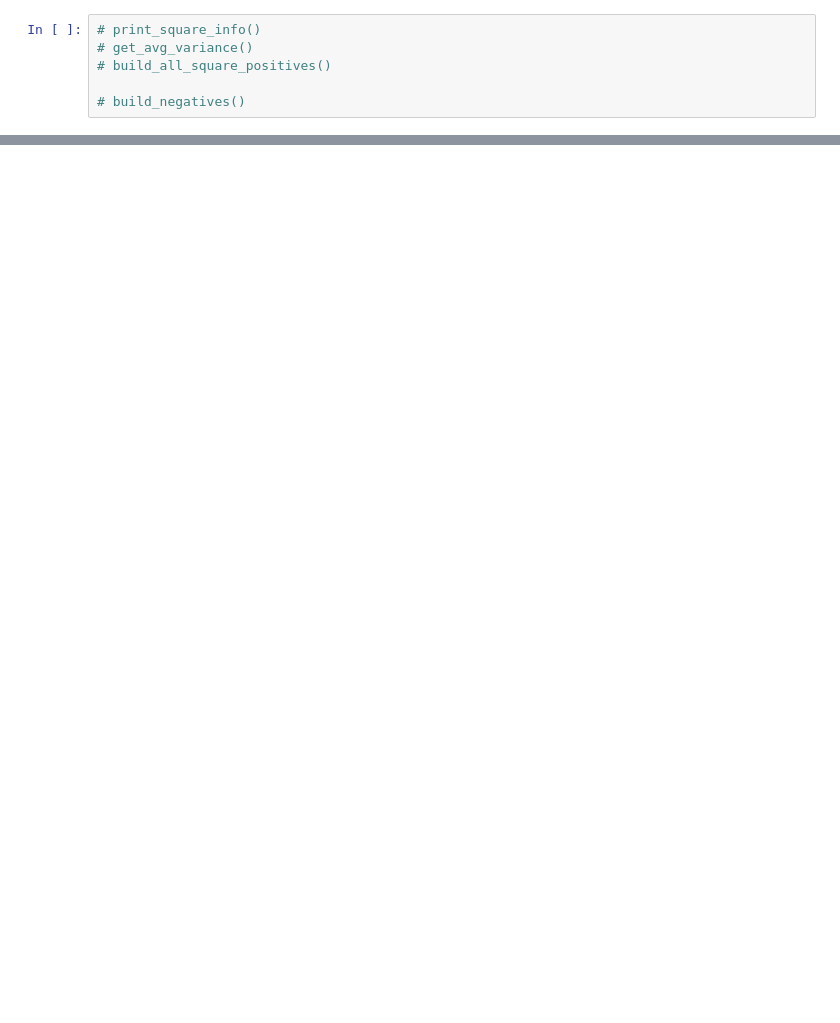
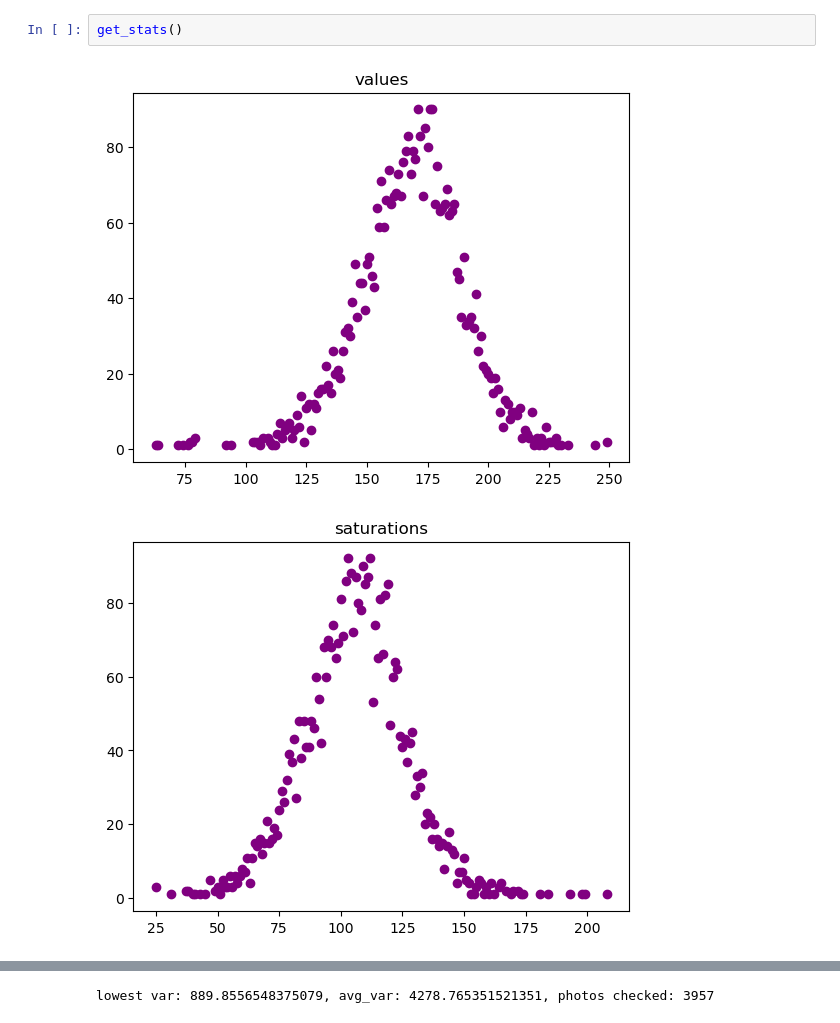
Before and after one commit to mircea-mihail/finding-dexters, a Jupyter notebook: src/main.ipynb, the cells around one changed output, grey strips where cells are left out. Saved outputs shown, nothing was run; the diff lists cells and outputs as text; blank space fills up the shorter version.

```diff
--- a/src/main.ipynb
+++ b/src/main.ipynb
@@ -16,6 +17,5 @@ from FacialDetector import *
-# %%
-# print_square_info()
-# get_avg_variance()
-# build_all_square_positives()
-
-# build_negatives()
+# %%
+get_stats()
+# %% [output]
+[figure, added]
+[figure, added]
@@ -21,0 +23 @@ from FacialDetector import *
+lowest var: 889.8556548375079, avg_var: 4278.765351521351, photos checked: 3957
```
Also changed, not shown: parts of 10 cells of this notebook, 6 other files.
